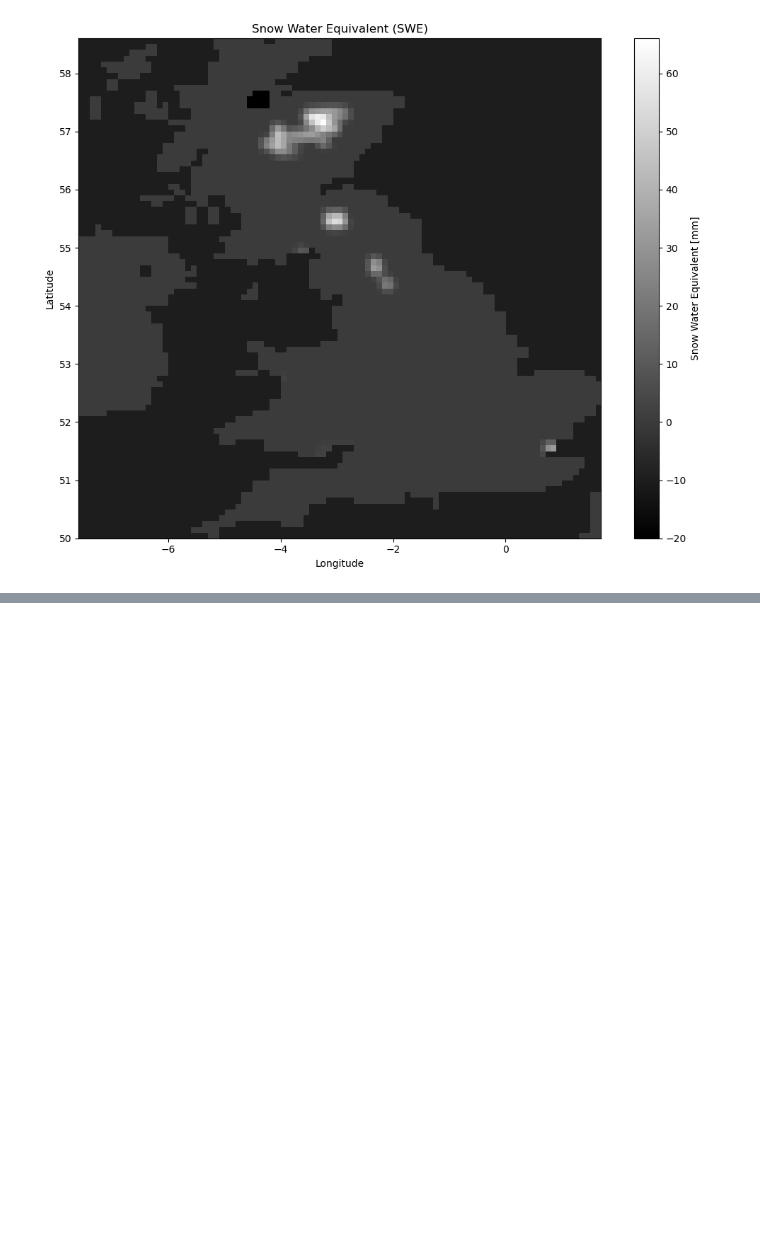
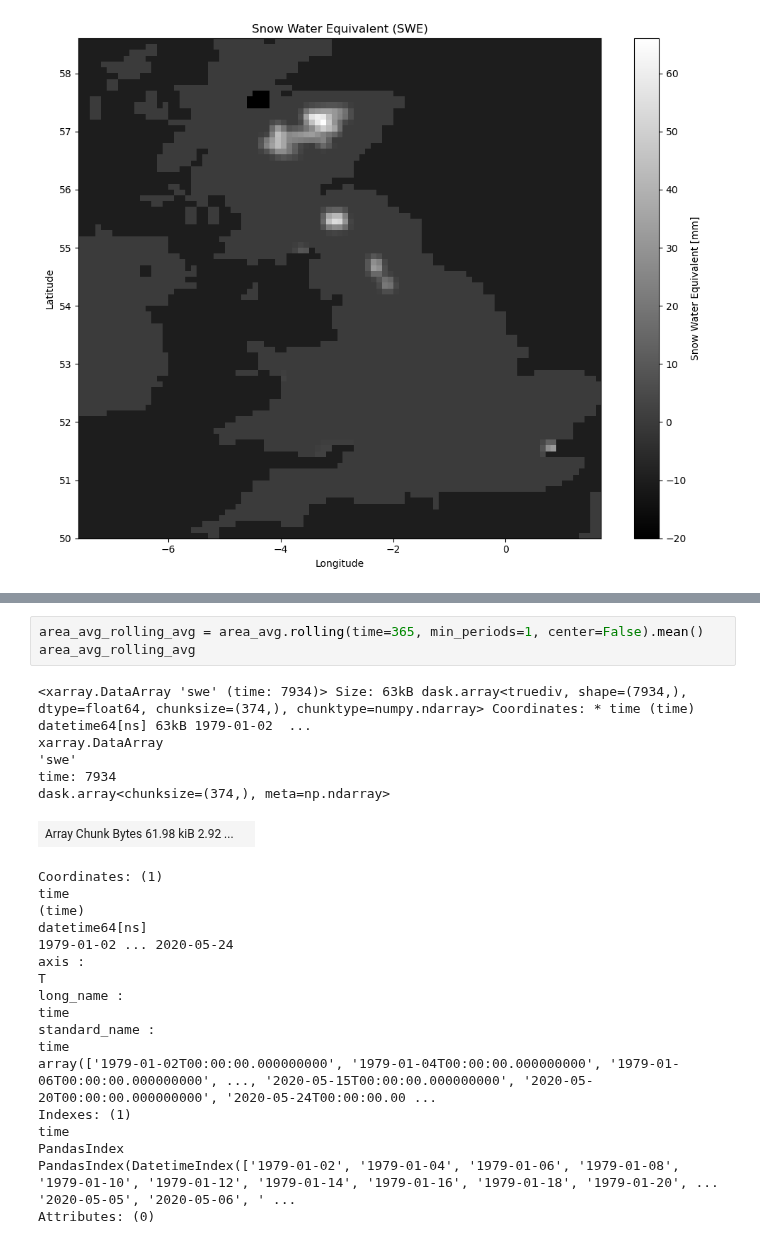
Before and after one commit to mikemoraned/geo, a Jupyter notebook: spikes/satellite/esa-python-conda/snow.ipynb, the cells around one changed output, grey strips where cells are left out. Drawn from its saved outputs; the diff is of its cells as text; blank space fills up the shorter version.

```diff
--- a/spikes/satellite/esa-python-conda/snow.ipynb
+++ b/spikes/satellite/esa-python-conda/snow.ipynb
@@ -373,0 +456,27 @@ plot_snow(swe_uk_da.isel(time=0))
+# %%
+area_avg_rolling_avg = area_avg.rolling(time=365, min_periods=1, center=False).mean()
+area_avg_rolling_avg
+# %% [output]
+<xarray.DataArray 'swe' (time: 7934)> Size: 63kB dask.array<truediv, shape=(7934,), dtype=float64, chunksize=(374,), chunktype=numpy.ndarray> Coordinates: * time (time) datetime64[ns] 63kB 1979-01-02  ...
+xarray.DataArray
+'swe'
+time: 7934
+dask.array<chunksize=(374,), meta=np.ndarray>
+| Array Chunk Bytes 61.98 kiB 2.92 ... |  |
+Coordinates: (1)
+time
+(time)
+datetime64[ns]
+1979-01-02 ... 2020-05-24
+axis :
+T
+long_name :
+time
+standard_name :
+time
+array(['1979-01-02T00:00:00.000000000', '1979-01-04T00:00:00.000000000', '1979-01-06T00:00:00.000000000', ..., '2020-05-15T00:00:00.000000000', '2020-05-20T00:00:00.000000000', '2020-05-24T00:00:00.00 ...
+Indexes: (1)
+time
+PandasIndex
+PandasIndex(DatetimeIndex(['1979-01-02', '1979-01-04', '1979-01-06', '1979-01-08', '1979-01-10', '1979-01-12', '1979-01-14', '1979-01-16', '1979-01-18', '1979-01-20', ... '2020-05-05', '2020-05-06', ' ...
+Attributes: (0)
```
Also changed, not shown: parts of 5 cells of this notebook.
